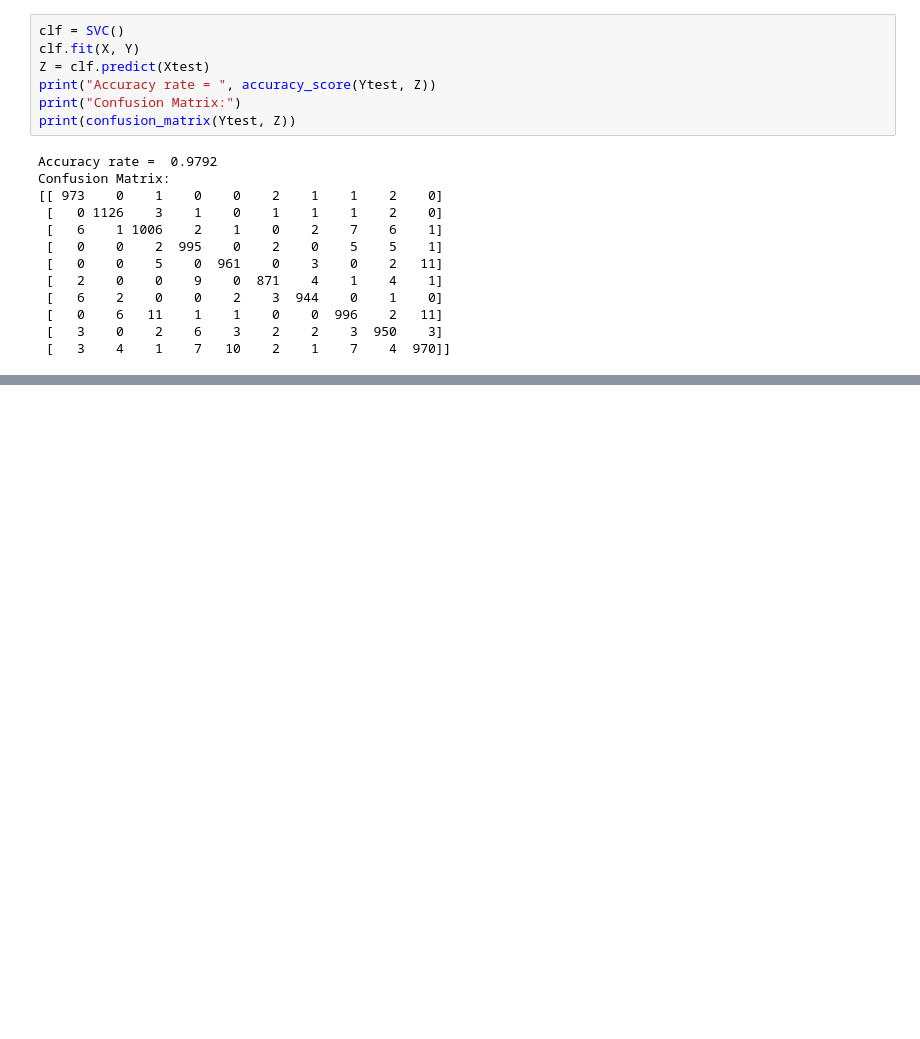
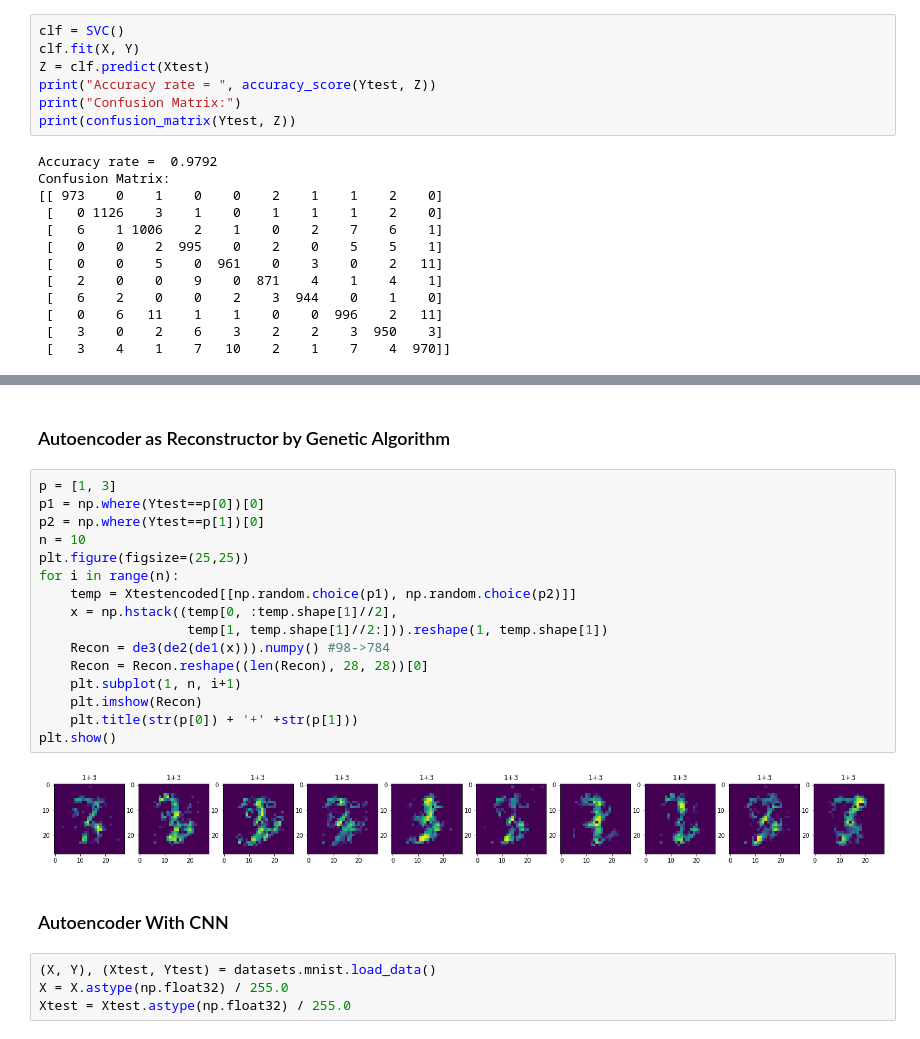
Before and after one commit to silkk-nn/superAI, a Jupyter notebook: NeuralNetwork intermadiate.ipynb, the cells around one changed output, grey strips where cells are left out. Cells and saved outputs as stored; diff of their text form; blank space fills up the shorter version.

```diff
--- a/NeuralNetwork intermadiate.ipynb
+++ b/NeuralNetwork intermadiate.ipynb
@@ -334,0 +356,26 @@ Epoch 200/200
+# %% [markdown]
+### Autoencoder as Reconstructor by Genetic Algorithm
+# %%
+p = [1, 3]
+p1 = np.where(Ytest==p[0])[0]
+p2 = np.where(Ytest==p[1])[0]
+n = 10
+plt.figure(figsize=(25,25))
+for i in range(n):
+    temp = Xtestencoded[[np.random.choice(p1), np.random.choice(p2)]]
+    x = np.hstack((temp[0, :temp.shape[1]//2],
+                   temp[1, temp.shape[1]//2:])).reshape(1, temp.shape[1])
+    Recon = de3(de2(de1(x))).numpy() #98->784
+    Recon = Recon.reshape((len(Recon), 28, 28))[0]
+    plt.subplot(1, n, i+1)
+    plt.imshow(Recon)
+    plt.title(str(p[0]) + '+' +str(p[1]))
+plt.show()
+# %% [output]
+[figure, added]
+# %% [markdown]
+### Autoencoder With CNN
+# %%
+(X, Y), (Xtest, Ytest) = datasets.mnist.load_data()
+X = X.astype(np.float32) / 255.0
+Xtest = Xtest.astype(np.float32) / 255.0
```
Also changed, not shown: parts of 26 cells of this notebook.
